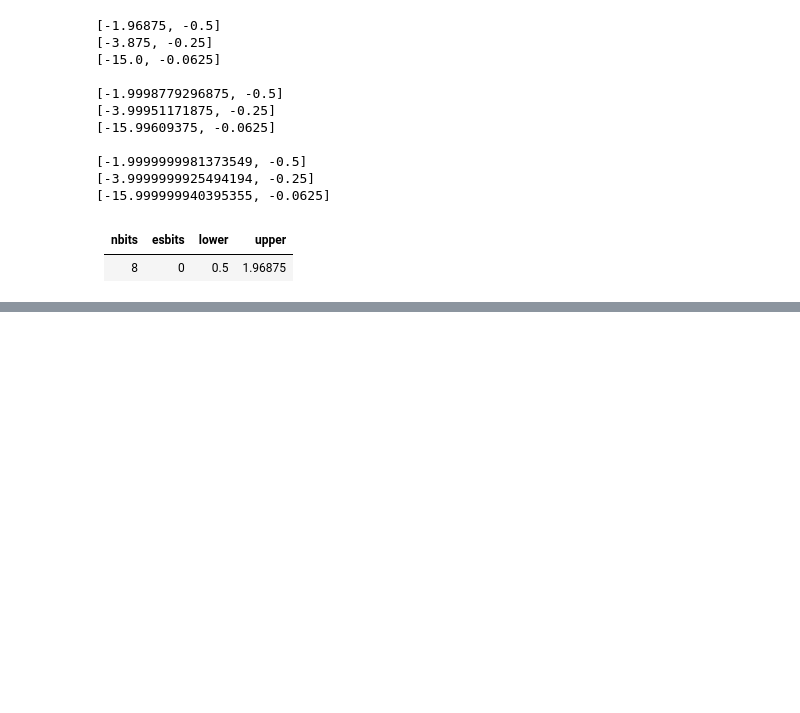
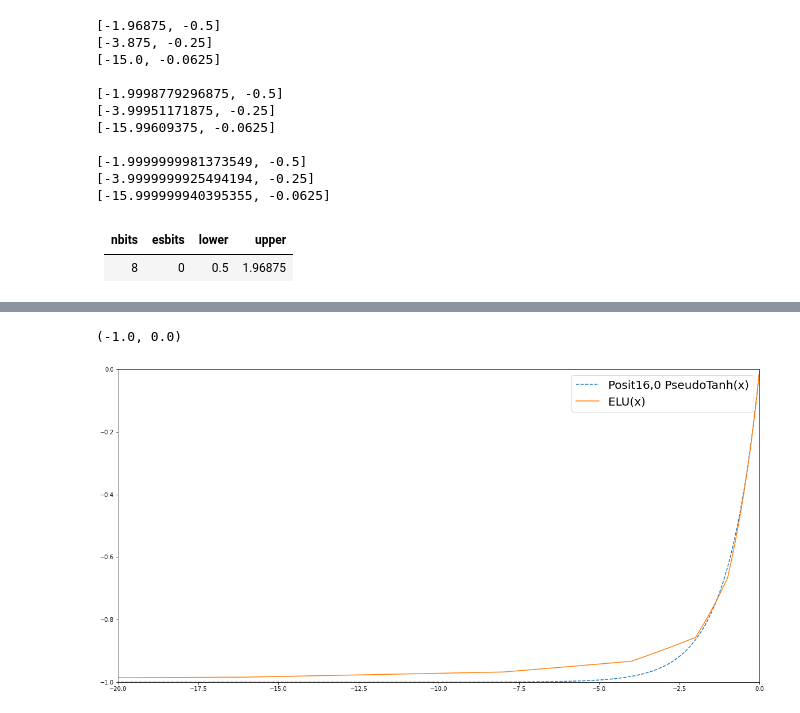
Before and after one commit to federicorossifr/phd_thesis_files, a Jupyter notebook: posit_plots.ipynb, the cells around one changed output, grey strips where cells are left out. Drawn from its saved outputs; the diff is of its cells as text; code cells hidden in the pictures; blank space fills up the shorter version.

```diff
--- a/posit_plots.ipynb
+++ b/posit_plots.ipynb
@@ -153,0 +270,15 @@ ax.axvspan(0.5,1.96875,color='lightblue', alpha=0.5);
+# %%
+rrr = -np.array(rr)
+elus = [elu(x) for x in rrr]
+elpbalt = [pseudoelu(r) for r in rrr]
+
+
+fig, ax = pyplot.subplots()
+ax.plot(rrr,elus, label="Posit16,0 PseudoTanh(x)",linestyle='dashed')
+ax.plot(rrr,elpbalt, label="ELU(x)")
+ax.legend(prop={'size': 20})
+ax.set_xlim([-20,0])
+ax.set_ylim([-1,0])
+# %% [output]
+(-1.0, 0.0)
+[figure, added]
```
Also changed, not shown: parts of 15 cells of this notebook.
